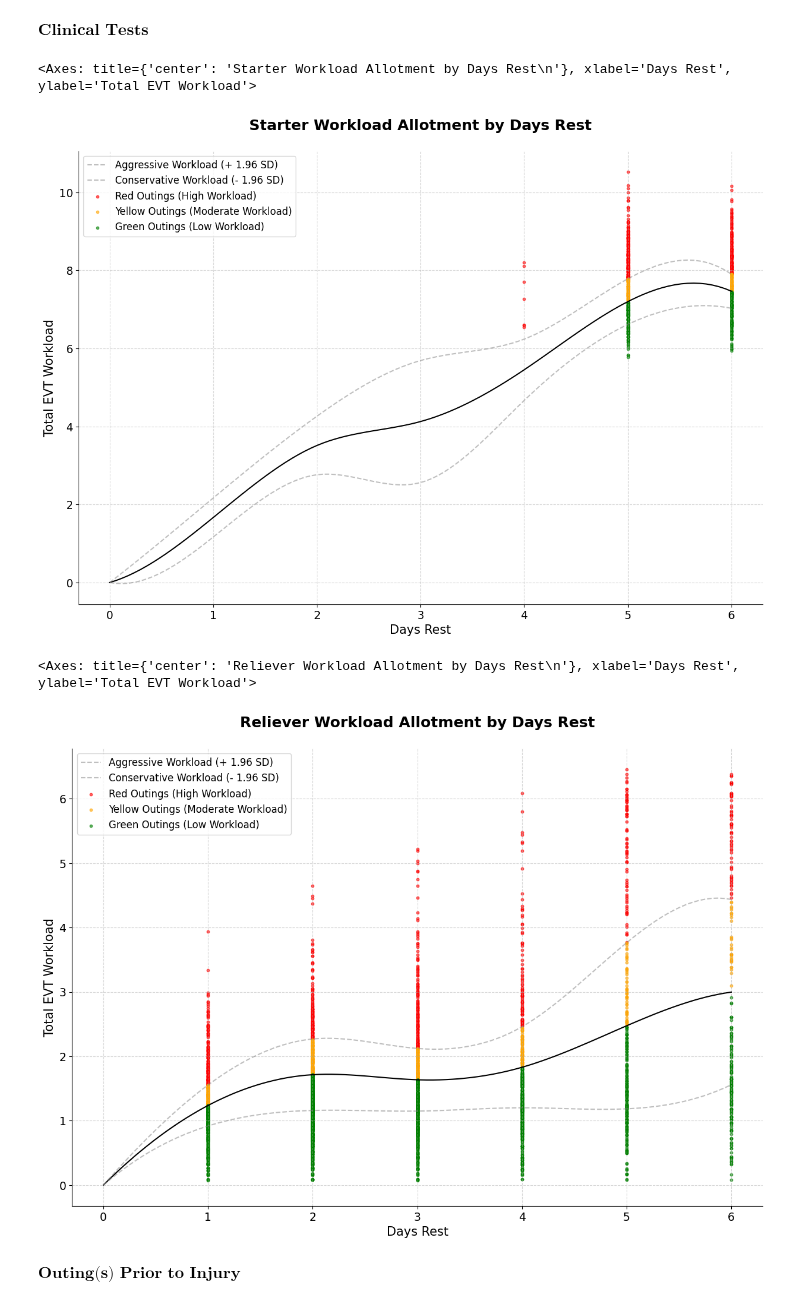
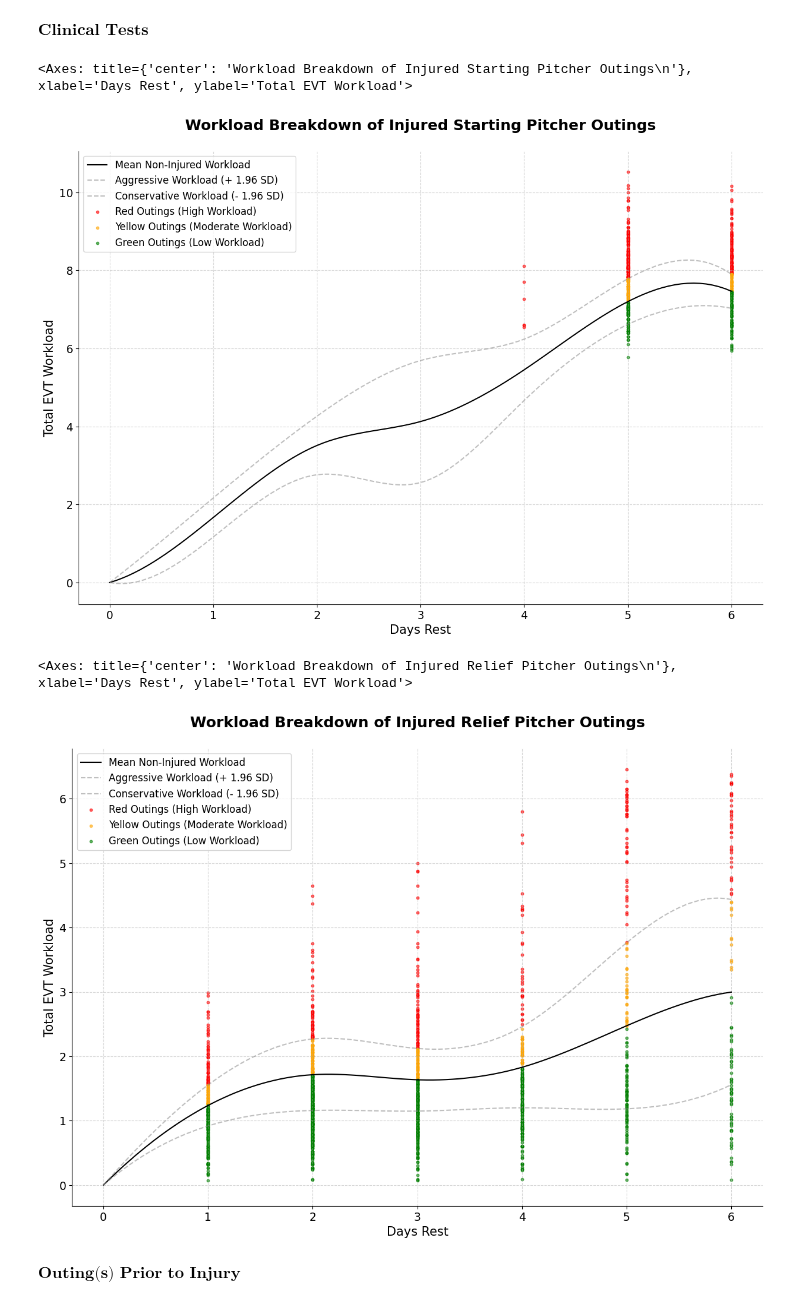
Before and after one commit to humanrithm/pitch-ml, a Jupyter notebook: prod/epi/clinical_comparison.ipynb, the cells around one changed output. Saved outputs shown, nothing was run; the diff lists cells and outputs as text; code cells hidden in the pictures.

Commit message:
updated clinical comparison

```diff
--- a/prod/epi/clinical_comparison.ipynb
+++ b/prod/epi/clinical_comparison.ipynb
@@ -598,6 +598,8 @@ def generate_workload_plot(
         red_outings (pd.DataFrame, optional): DataFrame containing outings that are considered "red" (high workload).
         yellow_outings (pd.DataFrame, optional): DataFrame containing outings that are considered "yellow" (moderate workload).
         green_outings (pd.DataFrame, optional): DataFrame containing outings that are considered "green" (low workload).
+        error_bars (bool, optional): Whether to include error bars in the plot. Defaults to True.
+        title (str, optional): Title for the plot. Defaults to an empty string.
 
     Returns:
         plt.Figure: The generated workload plot figure.
@@ -620,7 +622,7 @@ def generate_workload_plot(
     # create spline for smooth curve
     spline = UnivariateSpline(x, y, s=0)
     x_fit = np.linspace(x.min(), x.max(), 100)
-    plt.plot(x_fit, spline(x_fit), color='black', label='')
+    plt.plot(x_fit, spline(x_fit), color='black', label='Mean Non-Injured Workload')
 
     # create error bar splines
     spline_upper = UnivariateSpline(x, y + y_err, s=0)
@@ -662,7 +664,7 @@ def generate_workload_plot(
     # for each pitcher, what % of outings adhered (within matched cohort)?
 # %%
 # assign starter/reliever roles based on total pitches thrown
-outing_metrics_clinical = outing_metrics.merge(outing_metadata[outing_metadata['injured_cohort_pitcher'] == 1], on=['pitcher', 'season', 'game_date'], how='inner').copy()
+outing_metrics_clinical = outing_metrics[outing_metrics['pitcher'].isin(cohort_matches_final['mlbamid_injured'])].copy()
 outing_metrics_clinical['pitcher_role'] = outing_metrics_clinical.apply(lambda x: 'starter' if x['outing_total_pitch_count'] >= 75 else 'reliever', axis=1)
 
 """ ADD WORKLOAD UPPER BOUNDS """
@@ -735,25 +737,27 @@ generate_workload_plot(
     red_outings=red_outings['starter'],
     yellow_outings=yellow_outings['starter'],
     green_outings=green_outings['starter'],
-    error_bars=False
+    error_bars=False,
+    title='Workload Breakdown of Injured Starting Pitcher Outings'
 )
 # %% [output]
-<Axes: title={'center': 'Starter Workload Allotment by Days Rest\n'}, xlabel='Days Rest', ylabel='Total EVT Workload'>
+<Axes: title={'center': 'Workload Breakdown of Injured Starting Pitcher Outings\n'}, xlabel='Days Rest', ylabel='Total EVT Workload'>
-[figure, old version]
+[figure, new version]
 # %%
 # breakdown of outings from injured relief pitchers
     # TODO: add percentage to each day?
 generate_workload_plot(
     total_workload_by_days_rest,
     role='reliever',
     red_outings=red_outings['reliever'],
     yellow_outings=yellow_outings['reliever'],
     green_outings=green_outings['reliever'],
-    error_bars=False
+    error_bars=False,
+    title='Workload Breakdown of Injured Relief Pitcher Outings'
 )
 # %% [output]
-<Axes: title={'center': 'Reliever Workload Allotment by Days Rest\n'}, xlabel='Days Rest', ylabel='Total EVT Workload'>
+<Axes: title={'center': 'Workload Breakdown of Injured Relief Pitcher Outings\n'}, xlabel='Days Rest', ylabel='Total EVT Workload'>
-[figure, old version]
+[figure, new version]
 # %% [markdown]
 $\textbf{Outing(s) Prior to Injury}$
 # %%
```
Also changed, not shown: parts of 3 cells of this notebook.
